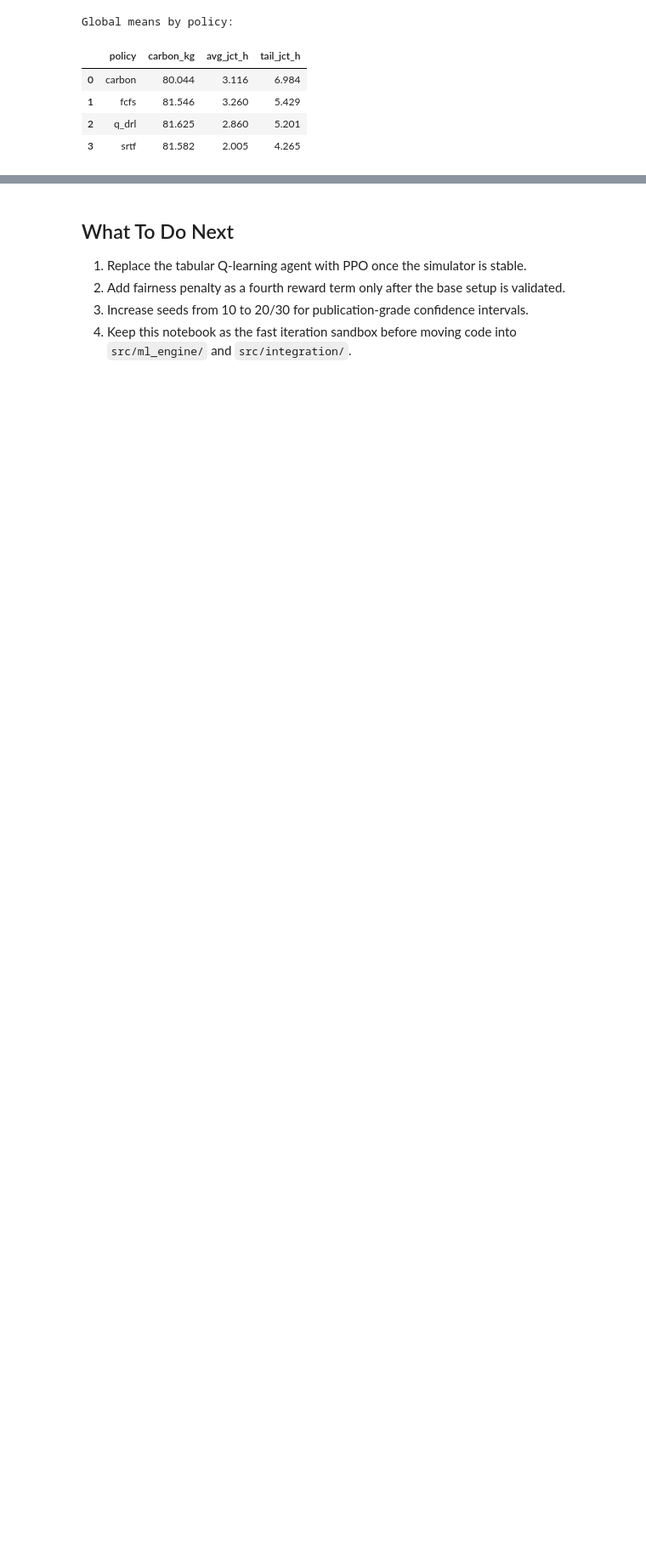
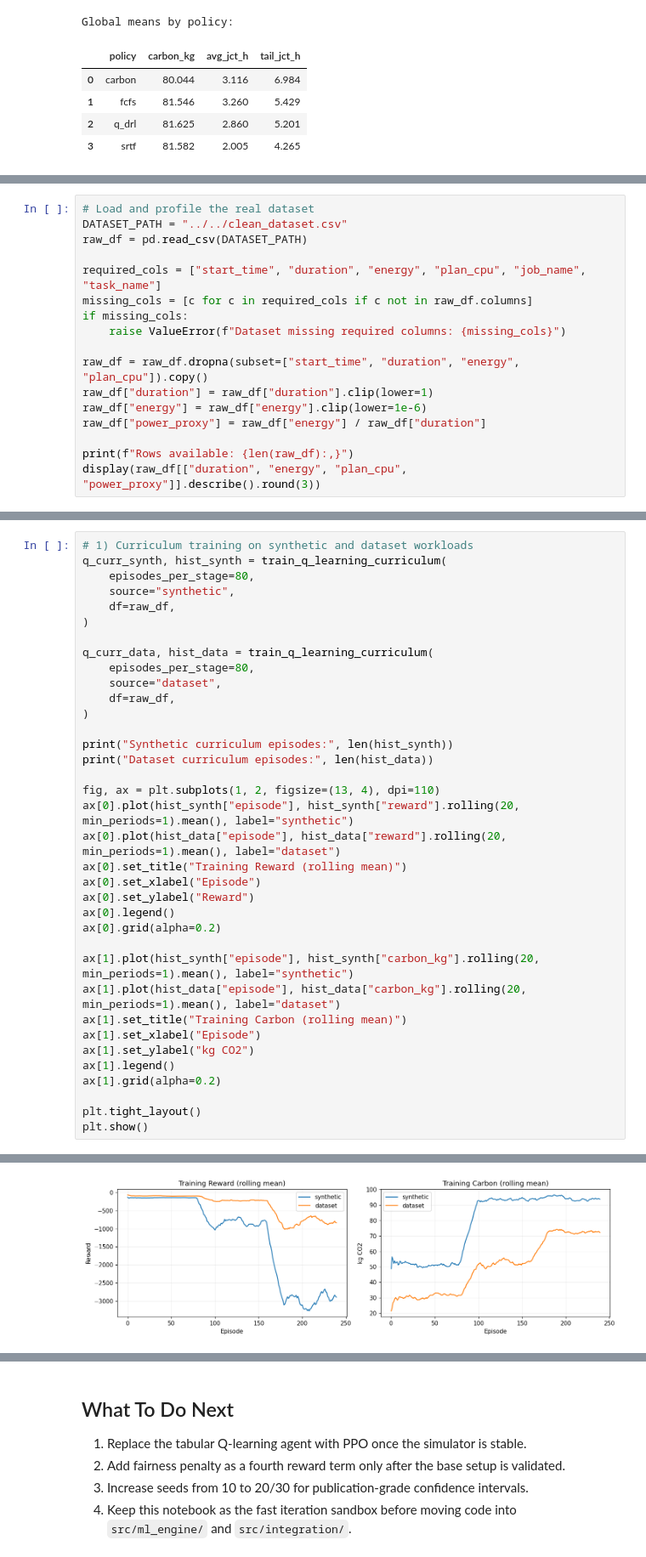
Before and after one commit to Khush-33/Eco-Cloud, a Jupyter notebook: notebooks/initial_drl_experiments.ipynb, the cells around one changed output, grey strips where cells are left out. Shown at 85% size. Saved outputs shown, nothing was run; the diff lists cells and outputs as text; blank space fills up the shorter version.

```diff
--- a/notebooks/initial_drl_experiments.ipynb
+++ b/notebooks/initial_drl_experiments.ipynb
@@ -477,0 +486,17 @@ So this is a good **first success**, not the final best model yet.
+# %%
+# Load and profile the real dataset
+DATASET_PATH = "../../clean_dataset.csv"
+raw_df = pd.read_csv(DATASET_PATH)
+
+required_cols = ["start_time", "duration", "energy", "plan_cpu", "job_name", "task_name"]
+missing_cols = [c for c in required_cols if c not in raw_df.columns]
+if missing_cols:
+    raise ValueError(f"Dataset missing required columns: {missing_cols}")
+
+raw_df = raw_df.dropna(subset=["start_time", "duration", "energy", "plan_cpu"]).copy()
+raw_df["duration"] = raw_df["duration"].clip(lower=1)
+raw_df["energy"] = raw_df["energy"].clip(lower=1e-6)
+raw_df["power_proxy"] = raw_df["energy"] / raw_df["duration"]
+
+print(f"Rows available: {len(raw_df):,}")
+display(raw_df[["duration", "energy", "plan_cpu", "power_proxy"]].describe().round(3))
@@ -477,0 +703,37 @@ So this is a good **first success**, not the final best model yet.
+# %%
+# 1) Curriculum training on synthetic and dataset workloads
+q_curr_synth, hist_synth = train_q_learning_curriculum(
+    episodes_per_stage=80,
+    source="synthetic",
+    df=raw_df,
+)
+
+q_curr_data, hist_data = train_q_learning_curriculum(
+    episodes_per_stage=80,
+    source="dataset",
+    df=raw_df,
+)
+
+print("Synthetic curriculum episodes:", len(hist_synth))
+print("Dataset curriculum episodes:", len(hist_data))
+
+fig, ax = plt.subplots(1, 2, figsize=(13, 4), dpi=110)
+ax[0].plot(hist_synth["episode"], hist_synth["reward"].rolling(20, min_periods=1).mean(), label="synthetic")
+ax[0].plot(hist_data["episode"], hist_data["reward"].rolling(20, min_periods=1).mean(), label="dataset")
+ax[0].set_title("Training Reward (rolling mean)")
+ax[0].set_xlabel("Episode")
+ax[0].set_ylabel("Reward")
+ax[0].legend()
+ax[0].grid(alpha=0.2)
+
+ax[1].plot(hist_synth["episode"], hist_synth["carbon_kg"].rolling(20, min_periods=1).mean(), label="synthetic")
+ax[1].plot(hist_data["episode"], hist_data["carbon_kg"].rolling(20, min_periods=1).mean(), label="dataset")
+ax[1].set_title("Training Carbon (rolling mean)")
+ax[1].set_xlabel("Episode")
+ax[1].set_ylabel("kg CO2")
+ax[1].legend()
+ax[1].grid(alpha=0.2)
+
+plt.tight_layout()
+plt.show()
+# %% [output]
@@ -477,0 +742 @@ So this is a good **first success**, not the final best model yet.
+[figure, added]
```
Also changed, not shown: parts of 28 cells of this notebook, 13 other files.
